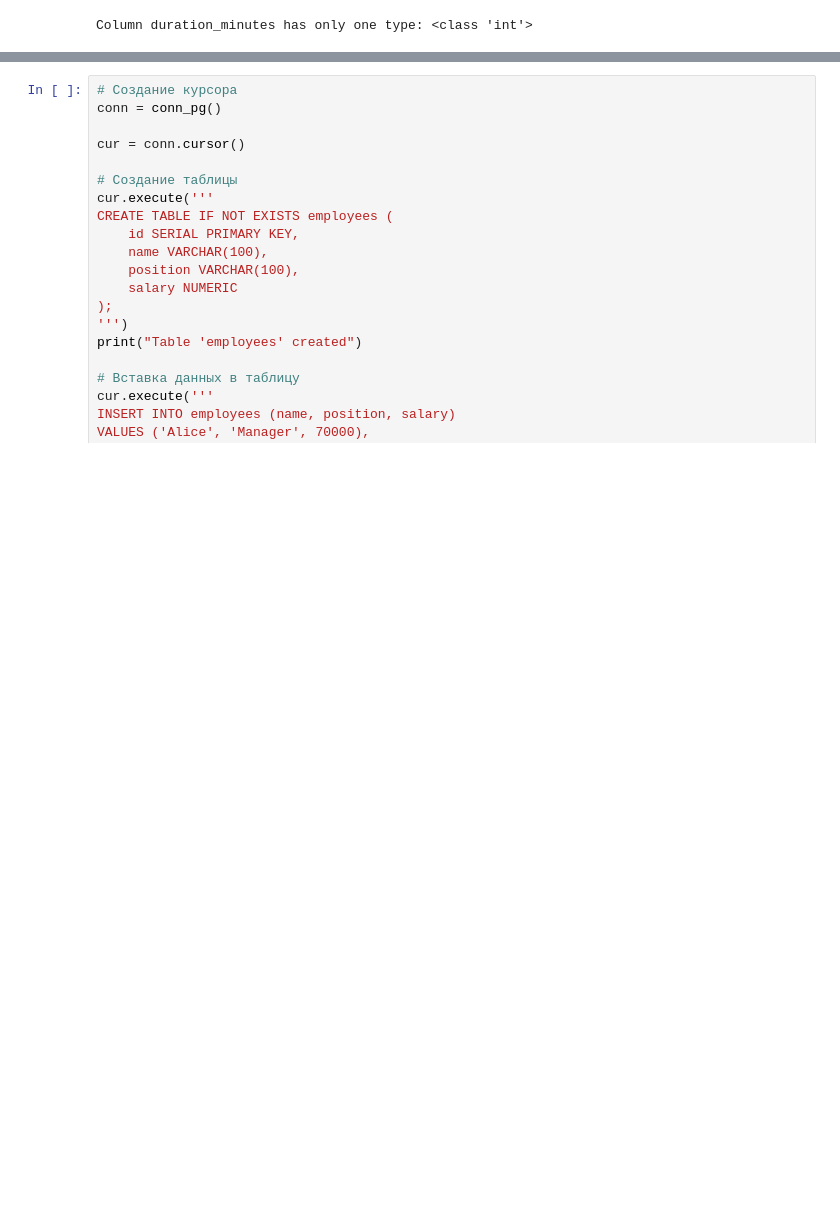
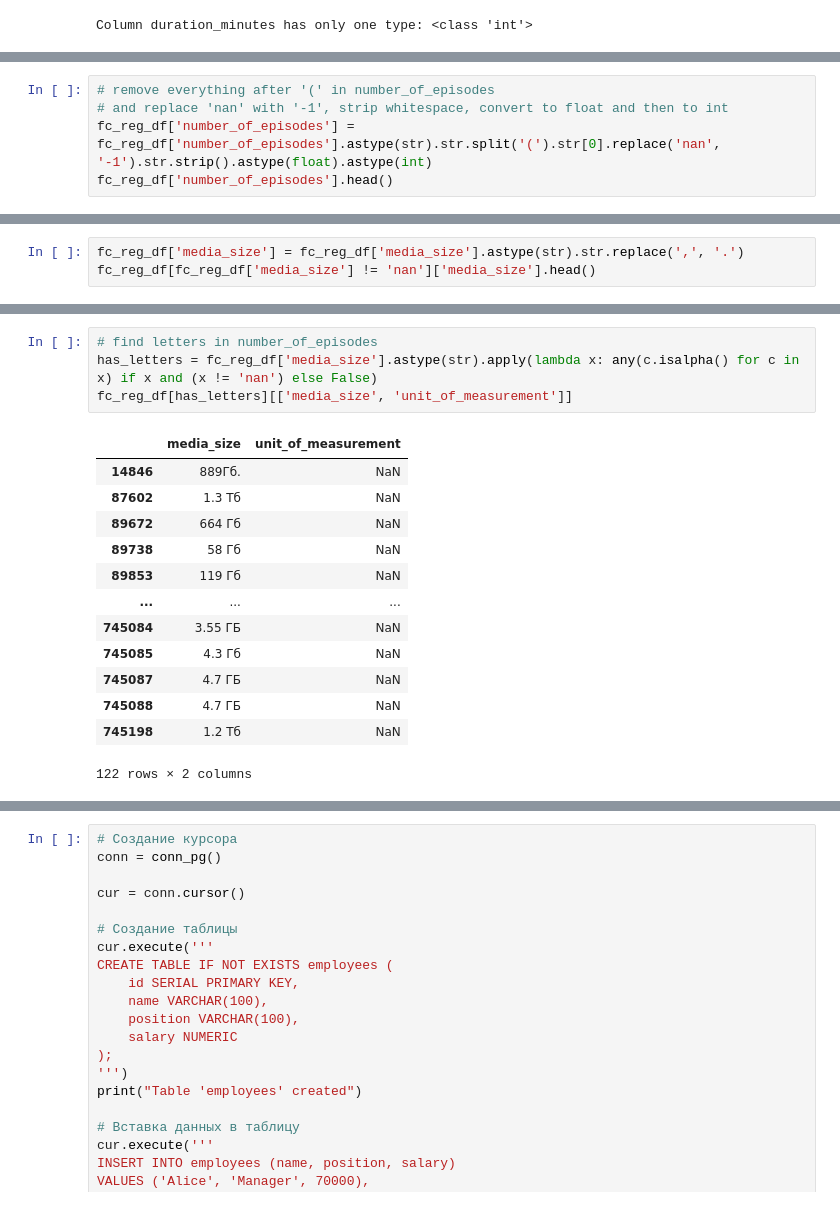
Before and after one commit to rvegrc/de, a Jupyter notebook: db_ops/db_ops.ipynb, the cells around one changed output, grey strips where cells are left out. Saved outputs shown, nothing was run; the diff lists cells and outputs as text; blank space fills up the shorter version.

Commit message:
found unit list

```diff
--- a/db_ops/db_ops.ipynb
+++ b/db_ops/db_ops.ipynb
@@ -536,0 +503,5 @@ Name: demonstration_duration_minutes, Length: 745664, dtype: object
+# %%
+# remove everything after '(' in number_of_episodes
+# and replace 'nan' with '-1', strip whitespace, convert to float and then to int
+fc_reg_df['number_of_episodes'] = fc_reg_df['number_of_episodes'].astype(str).str.split('(').str[0].replace('nan', '-1').str.strip().astype(float).astype(int)
+fc_reg_df['number_of_episodes'].head()
@@ -536,0 +536,3 @@ Name: demonstration_duration_minutes, Length: 745664, dtype: object
+# %%
+fc_reg_df['media_size'] = fc_reg_df['media_size'].astype(str).str.replace(',', '.')
+fc_reg_df[fc_reg_df['media_size'] != 'nan']['media_size'].head()
@@ -536,0 +560,18 @@ Name: demonstration_duration_minutes, Length: 745664, dtype: object
+# %%
+# find letters in number_of_episodes
+has_letters = fc_reg_df['media_size'].astype(str).apply(lambda x: any(c.isalpha() for c in x) if x and (x != 'nan') else False)
+fc_reg_df[has_letters][['media_size', 'unit_of_measurement']]
+# %% [output]
+|  | media_size | unit_of_measurement |
+| 14846 | 889Гб. | NaN |
+| 87602 | 1.3 Тб | NaN |
+| 89672 | 664 Гб | NaN |
+| 89738 | 58 Гб | NaN |
+| 89853 | 119 Гб | NaN |
+| ... | ... | ... |
+| 745084 | 3.55 ГБ | NaN |
+| 745085 | 4.3 Гб | NaN |
+| 745087 | 4.7 ГБ | NaN |
+| 745088 | 4.7 ГБ | NaN |
+| 745198 | 1.2 Тб | NaN |
+122 rows × 2 columns
```
Also changed, not shown: parts of 19 cells of this notebook.
